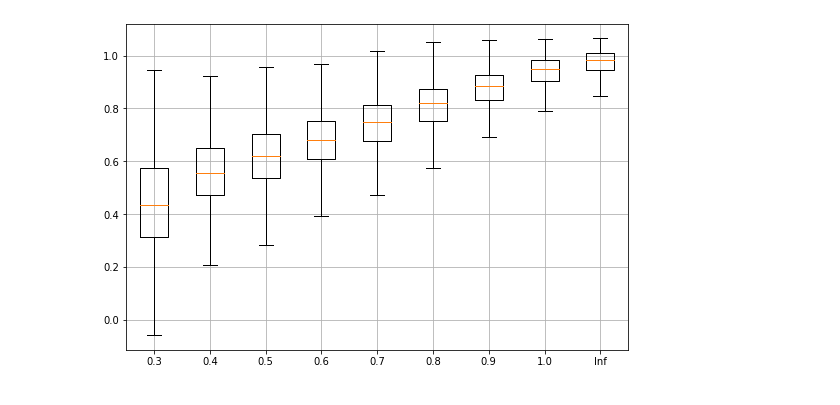
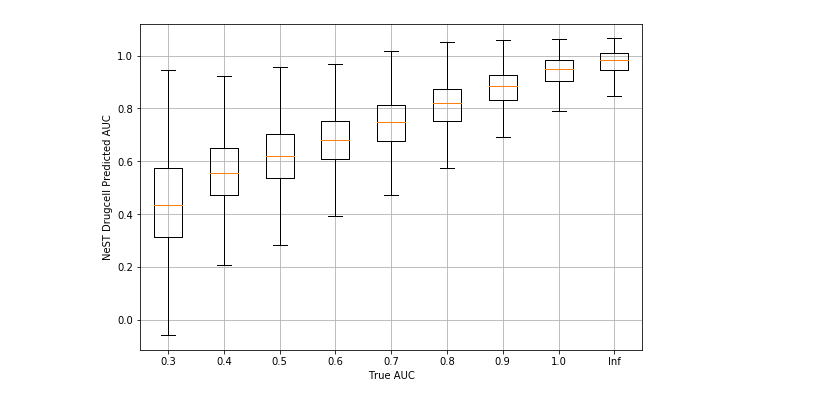
Before and after one commit to enmsilva/nest_drugcell, a Jupyter notebook: code/result_analysis.ipynb, the cells around one changed output. Cells and saved outputs as stored; diff of their text form; code cells hidden in the pictures.

```diff
--- a/code/result_analysis.ipynb
+++ b/code/result_analysis.ipynb
@@ -15,5 +23,5 @@ predicted_bb_cv = pd.read_csv("../result/drugcell_bb_cv.predict", header=None, n
 # %%
-def get_boxplot(test, predicted):
+def get_boxplot(test, predicted, x_title, y_title):
 
     df = pd.DataFrame(list(zip(test['t_auc'], predicted['p_auc'])), columns=['t', 'p'])
     df = df.sort_values(by=['t'])
@@ -47,10 +55,17 @@ def get_boxplot(test, predicted):
     ax = fig.add_subplot(111)
     bp = ax.boxplot(data, showfliers=False, labels=['0.3', '0.4', '0.5', '0.6', '0.7', '0.8', '0.9', '1.0', 'Inf'])
     ax.grid()
+    ax.set_xlabel(x_title)
+    ax.set_ylabel(y_title)
+    #ax.xaxis.label.set_color('red')
+    #ax.yaxis.label.set_color('red')
+    #ax.tick_params(axis='x', colors='red')
+    #ax.tick_params(axis='y', colors='red')
+
     plt.show()
 # %%
-#NeST data CV
+#NeST Drugcell
 
-get_boxplot(test, predicted)
+get_boxplot(test, predicted, "True AUC", "NeST Drugcell Predicted AUC")
 # %% [output]
-[figure, old version]
+[figure, new version]
```
Also changed, not shown: parts of 17 cells of this notebook, 2 other files.
